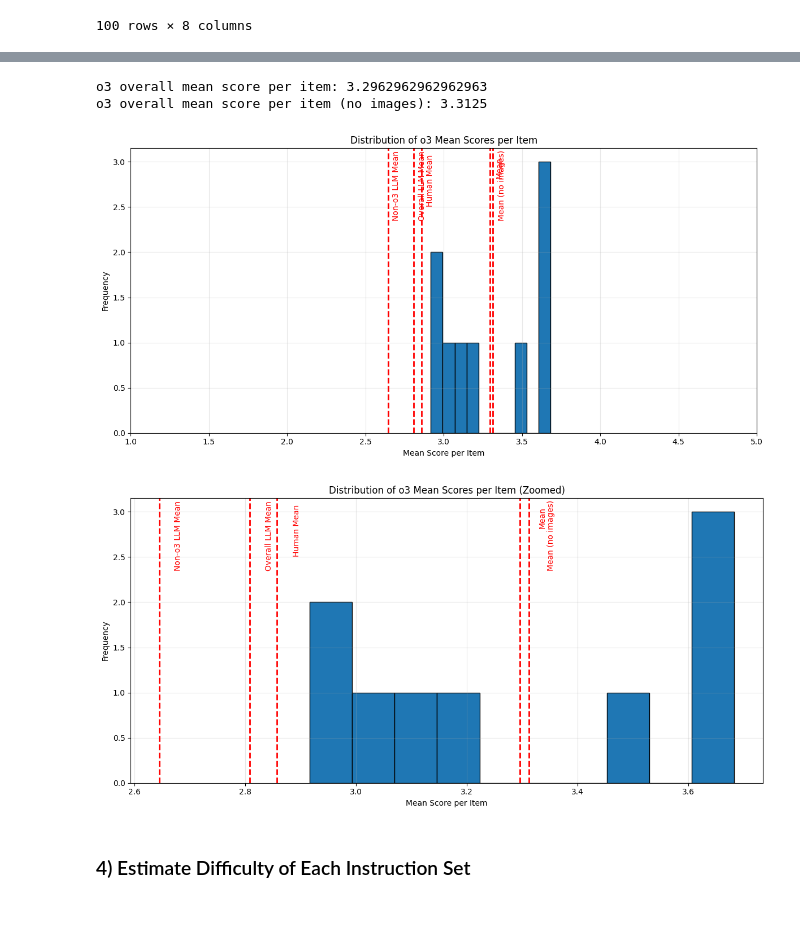
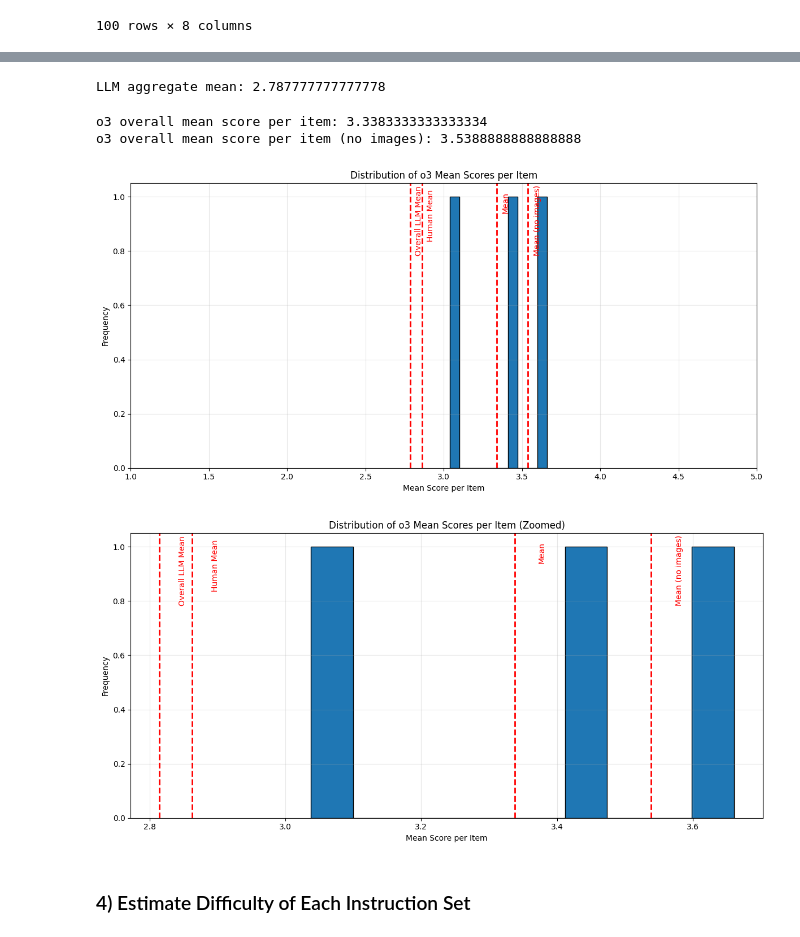
Before and after one commit to morgannmccarty/phantasia_data_analysis, a Jupyter notebook: data_analysis.ipynb, the cells around one changed output, grey strips where cells are left out. Cells and saved outputs as stored; diff of their text form; code cells hidden in the pictures.

Commit message:
Aggregate data

```diff
--- a/data_analysis.ipynb
+++ b/data_analysis.ipynb
@@ -1362,0 +1116,18 @@ o3_graded_results
+# %%
+def convert_model_map_to_aggregate_results(llm_results, model_map):
+    categories = ['overall_score', 'normal_score', 'expert_score', 'n_graded', 'n_ungraded', 'n_total']
+    model_dfs = []
+    for key in model_map.keys():
+        model_dfs.append(pd.concat([llm_results.loc[llm_results['Model'] == model] for model in model_map[key]]))
+
+    final_dict = {category: [df[category].sum() for df in model_dfs] for category in categories}
+
+    final_dict['Model'] = list(model_map.keys())
+    final_df = pd.DataFrame(final_dict)
+    final_df.set_index('Model', inplace=True)
+    final_df['mean_score_per_item'] = final_df['overall_score'] / final_df['n_total']
+
+    return final_df, model_dfs
+# %%
+o3_graded_results, o3_sub_dfs = convert_model_map_to_aggregate_results(llm_graded_results, o3_model_map)
+o3_graded_results
@@ -1362,0 +1140,2 @@ o3_graded_results
+# %%
+o3_default, o3_pro, o3_images = o3_sub_dfs
@@ -1363,6 +1238,11 @@ o3_graded_results
+# %%
+llm_aggregate_mean = llm_aggregate_results['overall_score'].sum() / llm_aggregate_results['n_total'].sum()
+print("LLM aggregate mean:", llm_aggregate_mean)
+# %% [output]
+LLM aggregate mean: 2.787777777777778
 # %%
 o3_overall_mean = o3_graded_results['overall_score'].sum() / o3_graded_results['n_total'].sum()
-o3_no_images = o3_graded_results.drop(2)
+o3_no_images = pd.concat([o3_default, o3_pro])
 o3_mean_no_images = o3_no_images['overall_score'].sum() / o3_no_images['n_total'].sum()
 print("o3 overall mean score per item:", o3_overall_mean)
 print("o3 overall mean score per item (no images):", o3_mean_no_images)
@@ -1386,51 +1266,51 @@ plt.axvline(h_overall_mean,
             color='red', linestyle='dashed', linewidth=2)
 plt.text(h_overall_mean * 1.01,
          plt.ylim()[1] * 0.8, 'Human Mean', rotation=90, color='red')
-plt.axvline(llm_overall_mean,
+plt.axvline(llm_aggregate_mean,
             color='red', linestyle='dashed', linewidth=2)
-plt.text(llm_overall_mean * 1.01,
+plt.text(llm_aggregate_mean * 1.01,
          plt.ylim()[1] * 0.75, 'Overall LLM Mean', rotation=90, color='red')
-plt.axvline(everyone_else_overall_mean,
-            color='red', linestyle='dashed', linewidth=2)
-plt.text(everyone_else_overall_mean * 1.01,
-         plt.ylim()[1] * 0.75, 'Non-o3 LLM Mean', rotation=90, color='red')
+# plt.axvline(everyone_else_overall_mean,
+#             color='red', linestyle='dashed', linewidth=2)
+# plt.text(everyone_else_overall_mean * 1.01,
+#          plt.ylim()[1] * 0.75, 'Non-o3 LLM Mean', rotation=90, color='red')
 plt.tight_layout()
 plt.show()
 # %% [output]
-o3 overall mean score per item: 3.2962962962962963
-o3 overall mean score per item (no images): 3.3125
+o3 overall mean score per item: 3.3383333333333334
+o3 overall mean score per item (no images): 3.5388888888888888
-[figure, old version]
+[figure, new version]
 # %%
 plt.figure(figsize=(12, 6))
 plt.hist(o3_graded_results['mean_score_per_item'], edgecolor='black')
 plt.title('Distribution of o3 Mean Scores per Item (Zoomed)')
 plt.xlabel('Mean Score per Item')
 plt.ylabel('Frequency')
 plt.grid(True, alpha=0.3)
 plt.axvline(o3_overall_mean,
             color='red', linestyle='dashed', linewidth=2)
 plt.text(o3_overall_mean * 1.01,
          plt.ylim()[1] * 0.9, 'Mean', rotation=90, color='red')
 plt.axvline(o3_mean_no_images,
             color='red', linestyle='dashed', linewidth=2)
 plt.text(o3_mean_no_images * 1.01,
          plt.ylim()[1] * 0.75, 'Mean (no images)', rotation=90, color='red')
 plt.axvline(h_overall_mean,
             color='red', linestyle='dashed', linewidth=2)
 plt.text(h_overall_mean * 1.01,
          plt.ylim()[1] * 0.8, 'Human Mean', rotation=90, color='red')
 plt.axvline(llm_overall_mean,
             color='red', linestyle='dashed', linewidth=2)
 plt.text(llm_overall_mean * 1.01,
          plt.ylim()[1] * 0.75, 'Overall LLM Mean', rotation=90, color='red')
-plt.axvline(everyone_else_overall_mean,
-            color='red', linestyle='dashed', linewidth=2)
-plt.text(everyone_else_overall_mean * 1.01,
-         plt.ylim()[1] * 0.75, 'Non-o3 LLM Mean', rotation=90, color='red')
+# plt.axvline(everyone_else_overall_mean,
+#             color='red', linestyle='dashed', linewidth=2)
+# plt.text(everyone_else_overall_mean * 1.01,
+#          plt.ylim()[1] * 0.75, 'Non-o3 LLM Mean', rotation=90, color='red')
 plt.tight_layout()
 plt.show()
 # %% [output]
-[figure, old version]
+[figure, new version]
 # %% [markdown]
 ### 4) Estimate Difficulty of Each Instruction Set
 # %%
```
Also changed, not shown: parts of 47 cells of this notebook, 15 other files.
